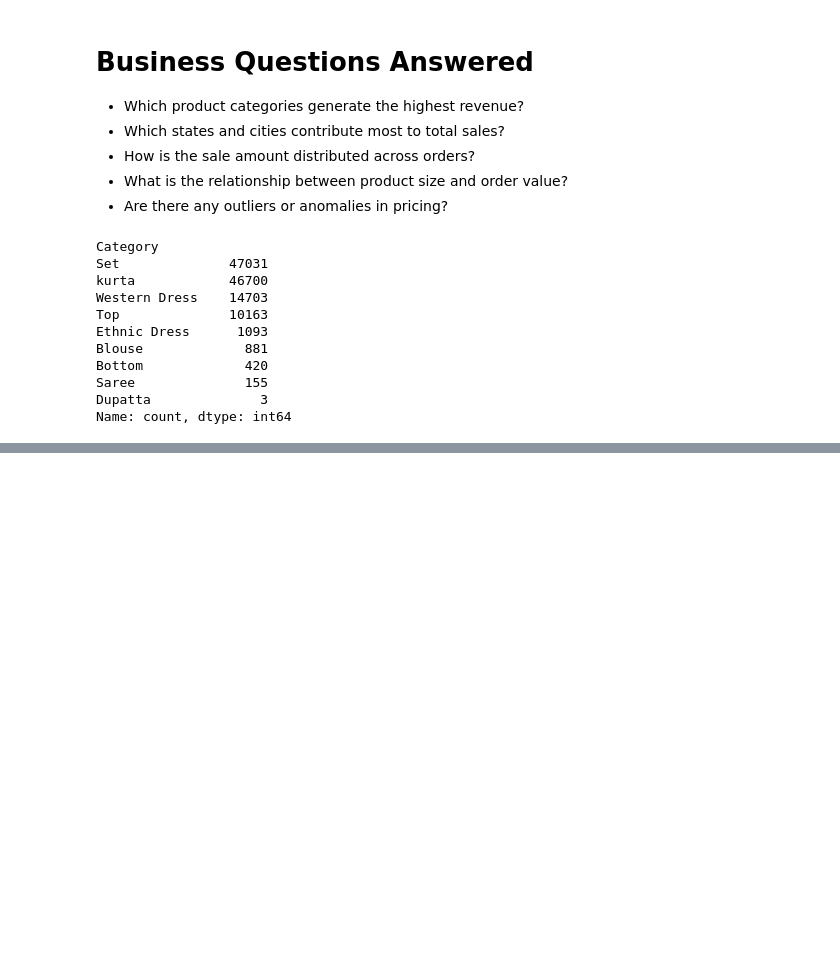
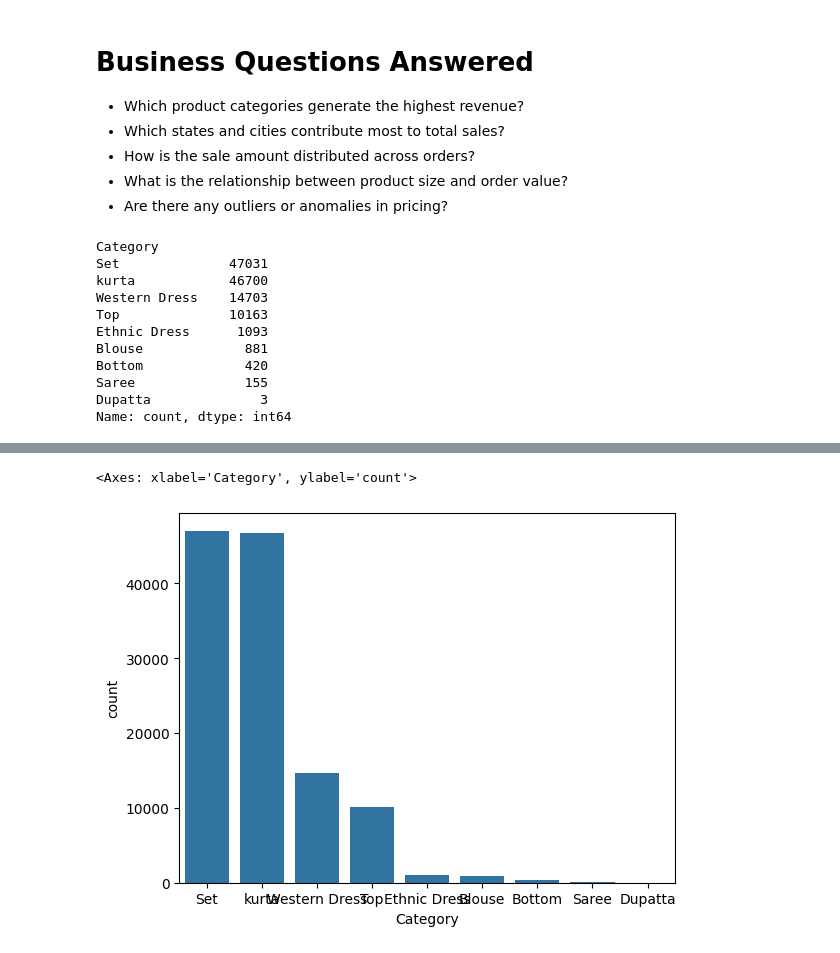
Before and after one commit to aalgovind05/amazon-sales-eda, a Jupyter notebook: notebooks/02_eda_analysis.ipynb, the cells around one changed output, grey strips where cells are left out. Saved outputs shown, nothing was run; the diff lists cells and outputs as text; code cells hidden in the pictures; blank space fills up the shorter version.

Commit message:
finding category what generate highest revenue

```diff
--- a/notebooks/02_eda_analysis.ipynb
+++ b/notebooks/02_eda_analysis.ipynb
@@ -36,0 +44,6 @@ df.head(3)
+# %%
+# Charts
+sns.countplot(data=df, x='Category', order=df['Category'].value_counts().index)
+# %% [output]
+<Axes: xlabel='Category', ylabel='count'>
+[figure, added]
```
Also changed, not shown: parts of 3 cells of this notebook.
